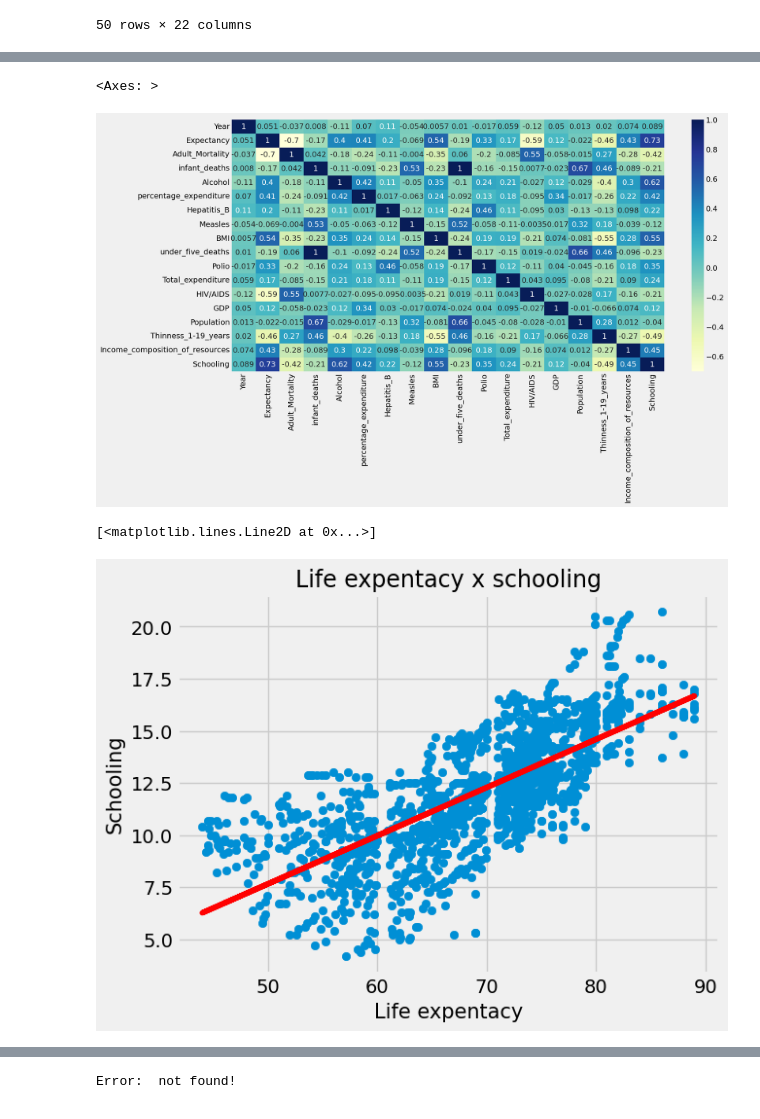
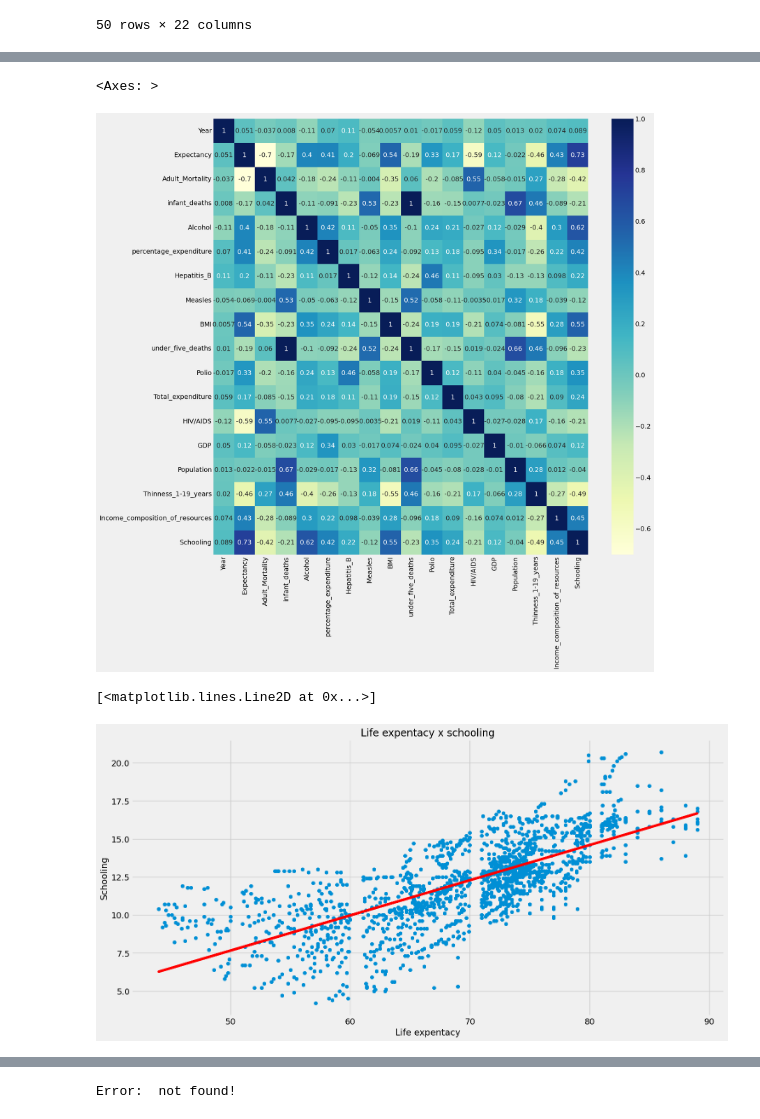
Before and after one commit to Rossetow/data-analysis-life-expectancy, a Jupyter notebook: life_expectancy_analysis.ipynb, the cells around one changed output, grey strips where cells are left out. Drawn from its saved outputs; the diff is of its cells as text; code cells hidden in the pictures.

```diff
--- a/life_expectancy_analysis.ipynb
+++ b/life_expectancy_analysis.ipynb
@@ -305,11 +301,11 @@ array([[<Axes: title={'center': 'Year'}>,
 # %%
 # Heatmap of all the attributes
 
-plt.figure(figsize=(16,8))
+plt.figure(figsize=(16, 16))
 sns.heatmap(df.corr(numeric_only = True), annot = True, cmap = 'YlGnBu')
 # %% [output]
 <Axes: >
-[figure, old version]
+[figure, new version]
 # %%
 # In the heatmap is possible to conclude that schooling is what influences the highest on
 # long life expectancies for by looking to the 0.73 value
@@ -319,6 +315,8 @@ sns.heatmap(df.corr(numeric_only = True), annot = True, cmap = 'YlGnBu')
 x = df['Expectancy']
 
 y = df['Schooling']
+
+plt.figure(figsize=(16, 8))
 
 plt.title('Life expentacy x schooling', fontsize = 17)
 
@@ -335,7 +333,7 @@ p = np.poly1d(z)
 plt.plot(x, p(x), 'r')
 # %% [output]
 [<matplotlib.lines.Line2D at 0x...>]
-[figure, old version]
+[figure, new version]
 # %%
 # It's clear how the higher the schooling is, the higher the life expectancy is as well
 
```
Also changed, not shown: parts of 12 cells of this notebook, 1 other file.
